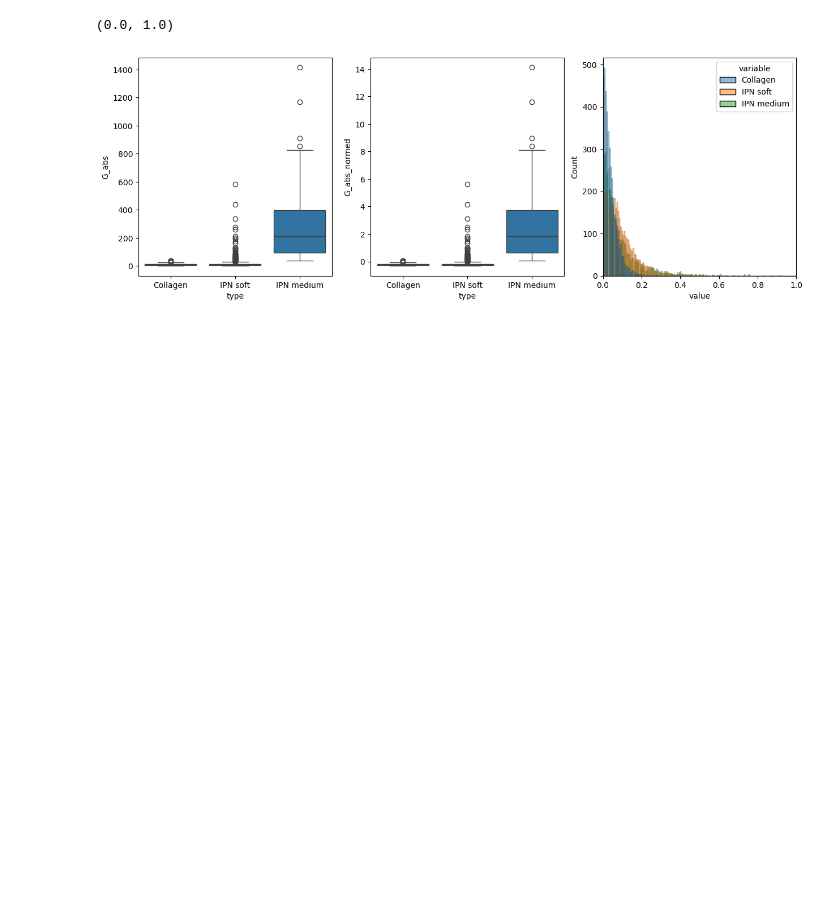
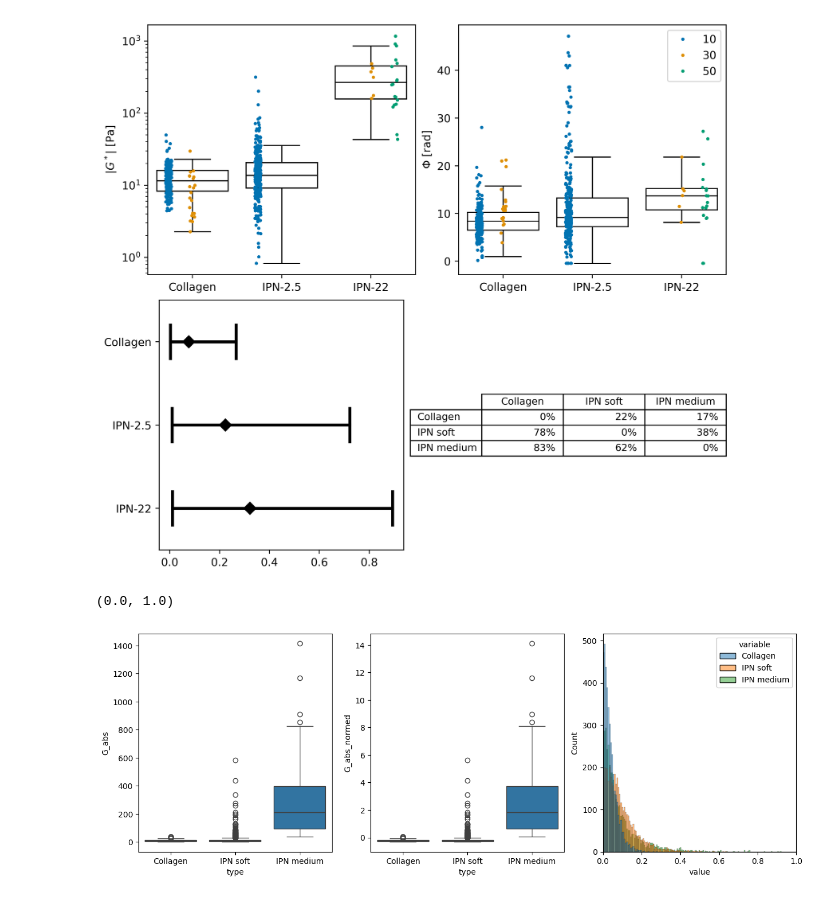
Before and after one commit to ArttuD/InstruProject, a Jupyter notebook: microrheology/analysis_final.ipynb, the cells around one changed output. Saved outputs shown, nothing was run; the diff lists cells and outputs as text; code cells hidden in the pictures; blank space fills up the shorter version.

```diff
--- a/microrheology/analysis_final.ipynb
+++ b/microrheology/analysis_final.ipynb
@@ -177,0 +163,89 @@ ax.set_xlim(0,1)
+# %%
+
+def comp(name1,name2,df):
+    a = df[name1].values
+    b = df[name2].values
+    r = np.sum((a-b)>0)/a.shape[0]
+    label = 'P( {} > {} ) = {:.4f}'.format(name1,name2,r)
+    return r
+
+def comp_all(names,df):
+    probs = {}
+    for i in names:
+        probs[i] = {}
+        for j in names:
+            #if i != j:
+            probs[i][j] = comp(i,j,df)
+    return probs
+
+probabilities = comp_all(name_list, vals)
+# %%
+fig = plt.figure(constrained_layout=True, figsize=(8,7),dpi = 500)
+subfigs = fig.subfigures(2, 1, wspace=0.0025, hspace=0.0025, height_ratios=[1, 1])
+
+ax1 = subfigs[0].subplots(1, 2)
+ax2 = subfigs[1].subplots(1, 2)
+
+
+
+PROPS = {
+    'boxprops':{'facecolor':'none', 'edgecolor':'black'},
+    'medianprops':{'color':'black'},
+    'whiskerprops':{'color':'black'},
+    'capprops':{'color':'black'}
+}
+sns.boxplot(data=data,x='type', y='G_abs',ax=ax1[0], showfliers= False, **PROPS)
+sns.stripplot(data= data, x='type',y='G_abs',ax=ax1[0], hue = "size", palette=sns.color_palette('colorblind'), legend=False, dodge = True, size =3, marker='o')
+
+ax1[0].set_xticklabels(["Collagen", "Soft IPN", "Mid IPN", "Stiff IPN"])
+
+sns.boxplot(data=data,x='type', y='phi_(deg)',ax=ax1[1], showfliers = False, **PROPS)
+sns.stripplot(data= data, x='type',y='phi_(deg)',ax=ax1[1], hue = "size", palette=sns.color_palette('colorblind'), dodge=True, size =3, marker='o')
+
+ax1[0].set_xticklabels(["Collagen", "IPN-2.5", "IPN-22", "IPN-40"])
+ax1[1].set_xticklabels(["Collagen", "IPN-2.5", "IPN-22", "IPN-40"])
+ax1[0].set_title('')
+ax1[1].set_title('')
+ax1[0].set_ylabel(r'${}$ [{}]'.format('|G^*|','Pa'))
+ax1[1].set_ylabel(r'${}$ [{}]'.format('\Phi','rad'))
+ax1[0].set_xlabel("")
+ax1[1].set_xlabel("")
+ax1[1].legend()
+ax1[0].set_yscale("log")
+
+df = vals.melt()
+sns.pointplot(
+    data=df, x="value", y="variable",
+    errorbar=("pi", 95), capsize=.4,
+    color="black", linestyle="none", marker="D", ax=ax2[0]
+)
+ax2[0].set_ylabel("")
+ax2[0].set_xlabel("")
+ax2[0].set_yticklabels(["Collagen", "IPN-2.5", "IPN-22"])
+
+
+columns = name_list
+rows = name_list
+
+# Plot bars and create text labels for the table
+cell_text = []
+for col_ in columns:
+    row_text = []
+    for row_ in rows:
+        row_text.append(r"{}$\%$".format(int(np.round(probabilities[col_][row_]*100,0))))
+    cell_text.append(row_text)
+
+# Reverse colors and text labels to display the last value at the top.
+#cell_text.reverse()
+
+# Add a table at the bottom of the Axes
+the_table = ax2[1].table(cellText=cell_text,
+                      rowLabels=rows,
+                      colLabels=columns,
+                      loc='center')
+
+ax2[1].axis("off")
+#fig.tight_layout()
+
+#fig.savefig("./NikonPipes/dataStore/microrheology.png",transparent=False,facecolor='white' )
+# %% [output]
@@ -178,3 +253,4 @@ ax.set_xlim(0,1)
+[figure, added]
 # %%
 fig,ax = plt.subplots(1,3, figsize = (15,5))
 
```
Also changed, not shown: parts of 16 cells of this notebook, 2 other files.
